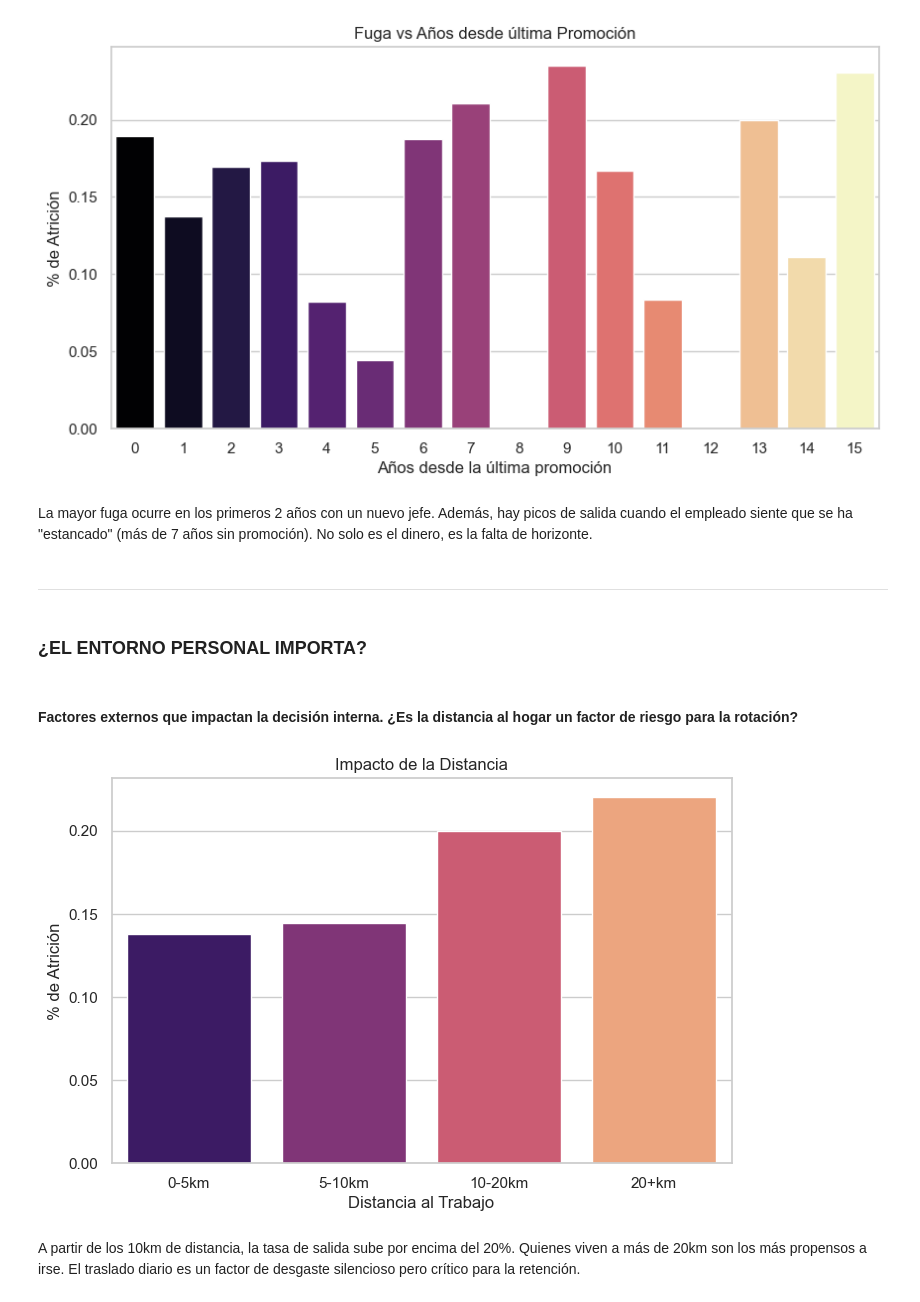
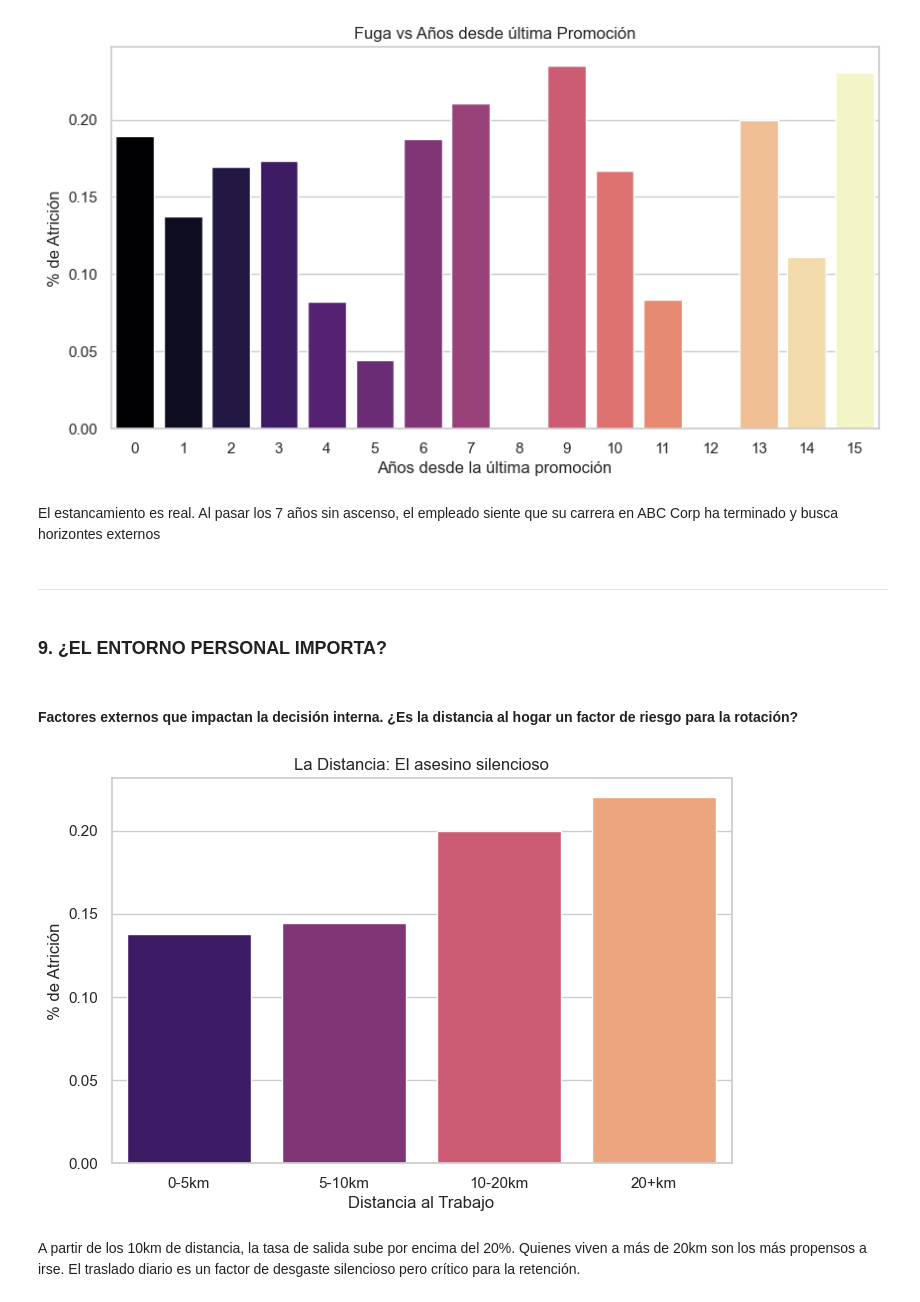
Before and after one commit to Ruthpsegovia/proyecto-da-promo-59-modulo-3-team-2, a Jupyter notebook: Visualizaciones/Visual_Storytelling.ipynb, the cells around one changed output. Saved outputs shown, nothing was run; the diff lists cells and outputs as text; code cells hidden in the pictures.

Commit message:
Storitelling terminado con mejoras

```diff
--- a/Visualizaciones/Visual_Storytelling.ipynb
+++ b/Visualizaciones/Visual_Storytelling.ipynb
@@ -139,26 +183,24 @@ plt.show()
 # %% [output]
 [figure]
 # %% [markdown]
-La mayor fuga ocurre en los primeros 2 años con un nuevo jefe. Además, hay picos de salida cuando el empleado siente que se ha "estancado" (más de 7 años sin promoción). No solo es el dinero, es la falta de horizonte.
+El estancamiento es real. Al pasar los 7 años sin ascenso, el empleado siente que su carrera en ABC Corp ha terminado y busca horizontes externos
 # %% [markdown]
 --------------
 # %% [markdown]
-### ¿EL ENTORNO PERSONAL IMPORTA?
+### 9. ¿EL ENTORNO PERSONAL IMPORTA?
 # %% [markdown]
 #### Factores externos que impactan la decisión interna. ¿Es la distancia al hogar un factor de riesgo para la rotación?
 # %%
-# Creando rangos de distancia para visualizar mejor
 df['Distancia_Cat'] = pd.cut(df['DistanceFromHome'], bins=[0, 5, 10, 20, 100], labels=['0-5km', '5-10km', '10-20km', '20+km'])
 
 plt.figure(figsize=(8, 5))
-# Corregido: Asignamos x a hue y legend=False para evitar el FutureWarning
 sns.barplot(data=df, x='Distancia_Cat', y='Attrition_flag', hue='Distancia_Cat', palette='magma', errorbar=None, legend=False)
-plt.title('Impacto de la Distancia')
+plt.title('La Distancia: El asesino silencioso')
 plt.xlabel('Distancia al Trabajo')
 plt.ylabel('% de Atrición')
 plt.show()
 # %% [output]
-[figure, old version]
+[figure, new version]
 # %% [markdown]
 A partir de los 10km de distancia, la tasa de salida sube por encima del 20%. Quienes viven a más de 20km son los más propensos a irse. El traslado diario es un factor de desgaste silencioso pero crítico para la retención.
 # %% [markdown]
```
Also changed, not shown: parts of 32 cells of this notebook.
